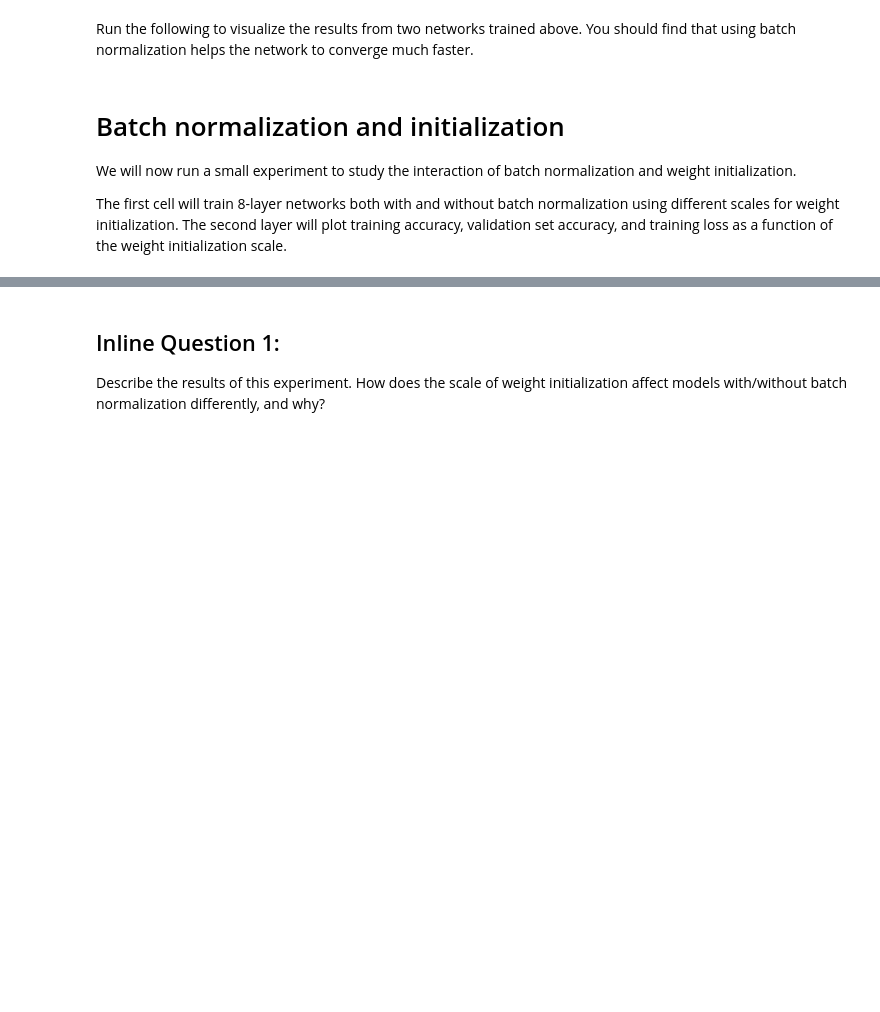
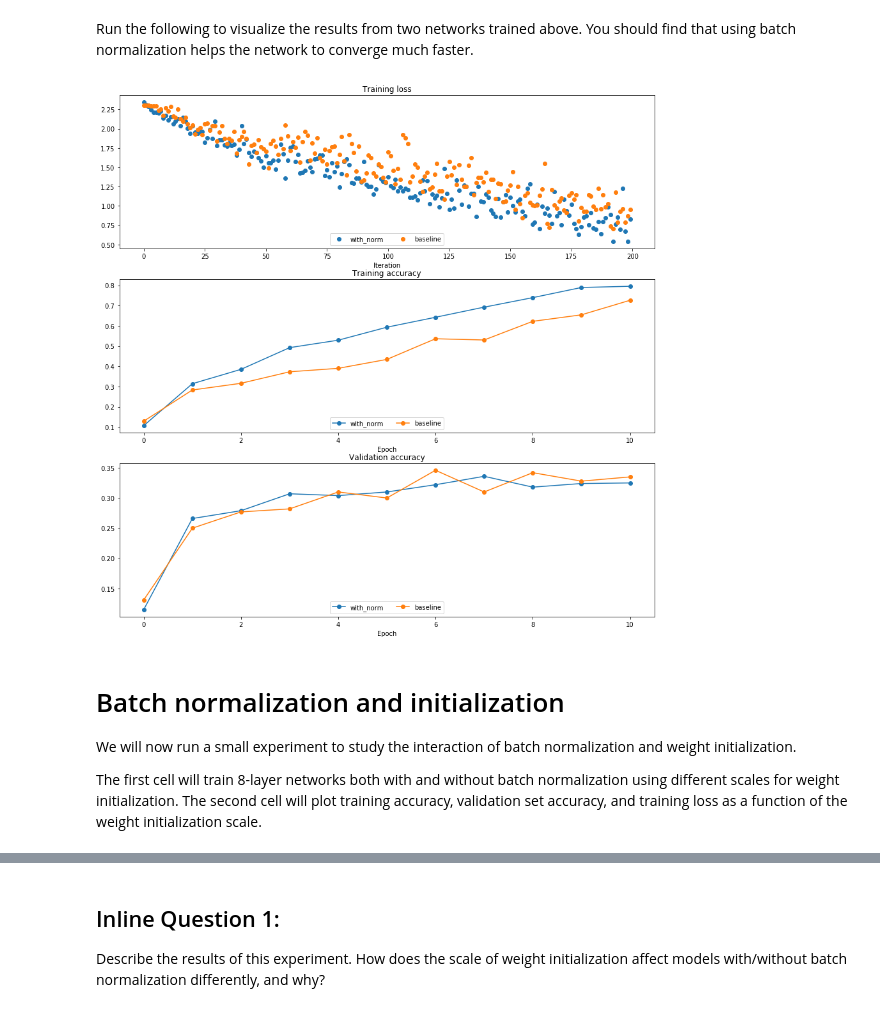
Before and after one commit to whu-pzhang/cs231n, a Jupyter notebook: assignment2/BatchNormalization.ipynb, the cells around one changed output, grey strips where cells are left out. Cells and saved outputs as stored; diff of their text form; code cells hidden in the pictures; blank space fills up the shorter version.

Commit message:
assignment2: batchnorm finished

```diff
--- a/assignment2/BatchNormalization.ipynb
+++ b/assignment2/BatchNormalization.ipynb
@@ -261,7 +284,7 @@ bn_solver = Solver(bn_model, small_data,
                 optim_config={
                   'learning_rate': 1e-3,
                 },
-                verbose=True,print_every=20)
+                verbose=True,print_every=200)
 bn_solver.train()
 
 solver = Solver(model, small_data,
@@ -270,5 +293,5 @@ solver = Solver(model, small_data,
                 optim_config={
                   'learning_rate': 1e-3,
                 },
-                verbose=True, print_every=20)
+                verbose=True, print_every=200)
 solver.train()
@@ -275,42 +316,51 @@ solver.train()
 # %% [markdown]
 Run the following to visualize the results from two networks trained above. You should find that using batch normalization helps the network to converge much faster.
 # %%
-def plot_training_history(title, label, baseline, bn_solvers, plot_fn, bl_marker='.', bn_marker='.', labels=None):
+def plot_training_history(title,
+                          label,
+                          baseline,
+                          bn_solvers,
+                          plot_fn,
+                          bl_marker='.',
+                          bn_marker='.',
+                          labels=None):
     """utility function for plotting training history"""
     plt.title(title)
     plt.xlabel(label)
     bn_plots = [plot_fn(bn_solver) for bn_solver in bn_solvers]
     bl_plot = plot_fn(baseline)
     num_bn = len(bn_plots)
     for i in range(num_bn):
-        label='with_norm'
+        label = 'with_norm'
         if labels is not None:
             label += str(labels[i])
         plt.plot(bn_plots[i], bn_marker, label=label)
-    label='baseline'
+    label = 'baseline'
     if labels is not None:
         label += str(labels[0])
     plt.plot(bl_plot, bl_marker, label=label)
-    plt.legend(loc='lower center', ncol=num_bn+1)
+    plt.legend(loc='lower center', ncol=num_bn + 1)
 
 
 plt.subplot(3, 1, 1)
 plot_training_history('Training loss','Iteration', solver, [bn_solver], \
                       lambda x: x.loss_history, bl_marker='o', bn_marker='o')
 plt.subplot(3, 1, 2)
 plot_training_history('Training accuracy','Epoch', solver, [bn_solver], \
                       lambda x: x.train_acc_history, bl_marker='-o', bn_marker='-o')
 plt.subplot(3, 1, 3)
 plot_training_history('Validation accuracy','Epoch', solver, [bn_solver], \
                       lambda x: x.val_acc_history, bl_marker='-o', bn_marker='-o')
 
 plt.gcf().set_size_inches(15, 15)
 plt.show()
+# %% [output]
+[figure, added]
 # %% [markdown]
 # Batch normalization and initialization
 We will now run a small experiment to study the interaction of batch normalization and weight initialization.
 
-The first cell will train 8-layer networks both with and without batch normalization using different scales for weight initialization. The second layer will plot training accuracy, validation set accuracy, and training loss as a function of the weight initialization scale.
+The first cell will train 8-layer networks both with and without batch normalization using different scales for weight initialization. The second cell will plot training accuracy, validation set accuracy, and training loss as a function of the weight initialization scale.
 # %%
 np.random.seed(231)
 # Try training a very deep net with batchnorm
```
Also changed, not shown: parts of 9 cells of this notebook, 2 other files.
